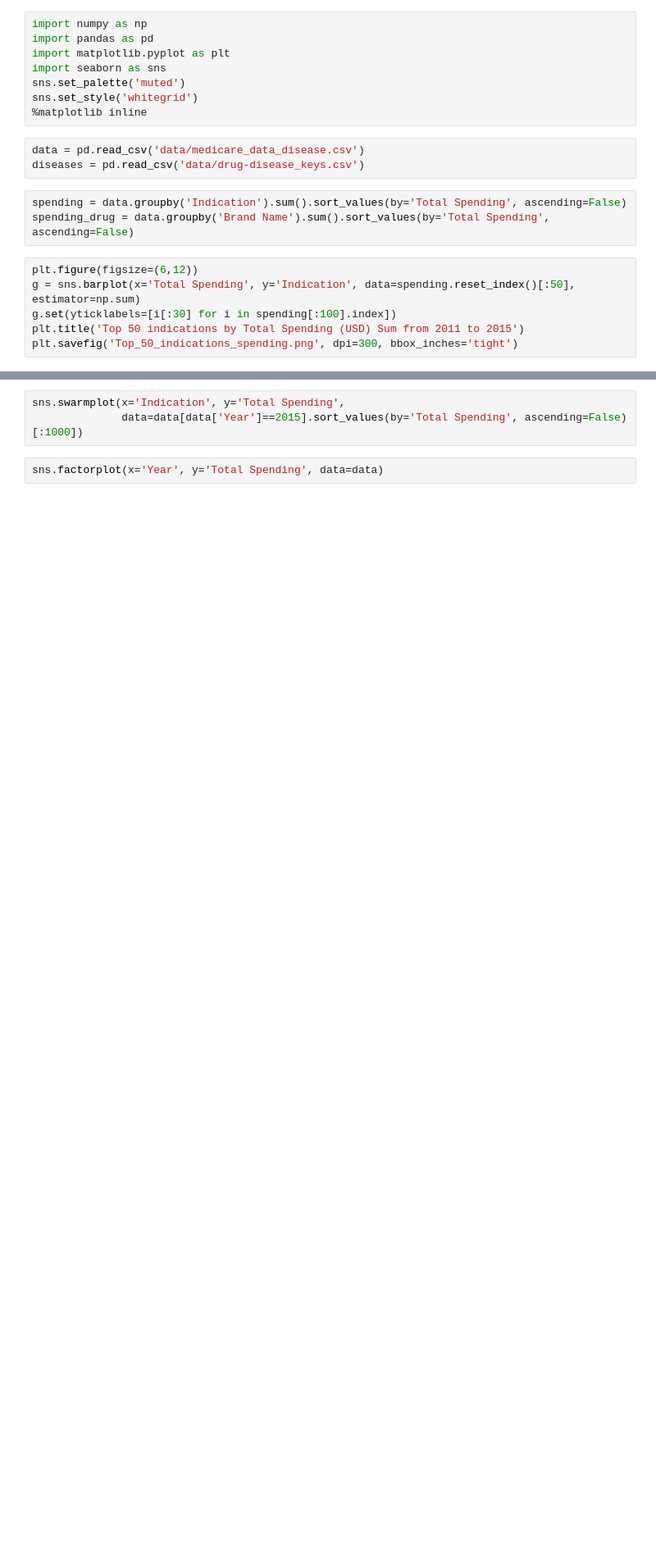
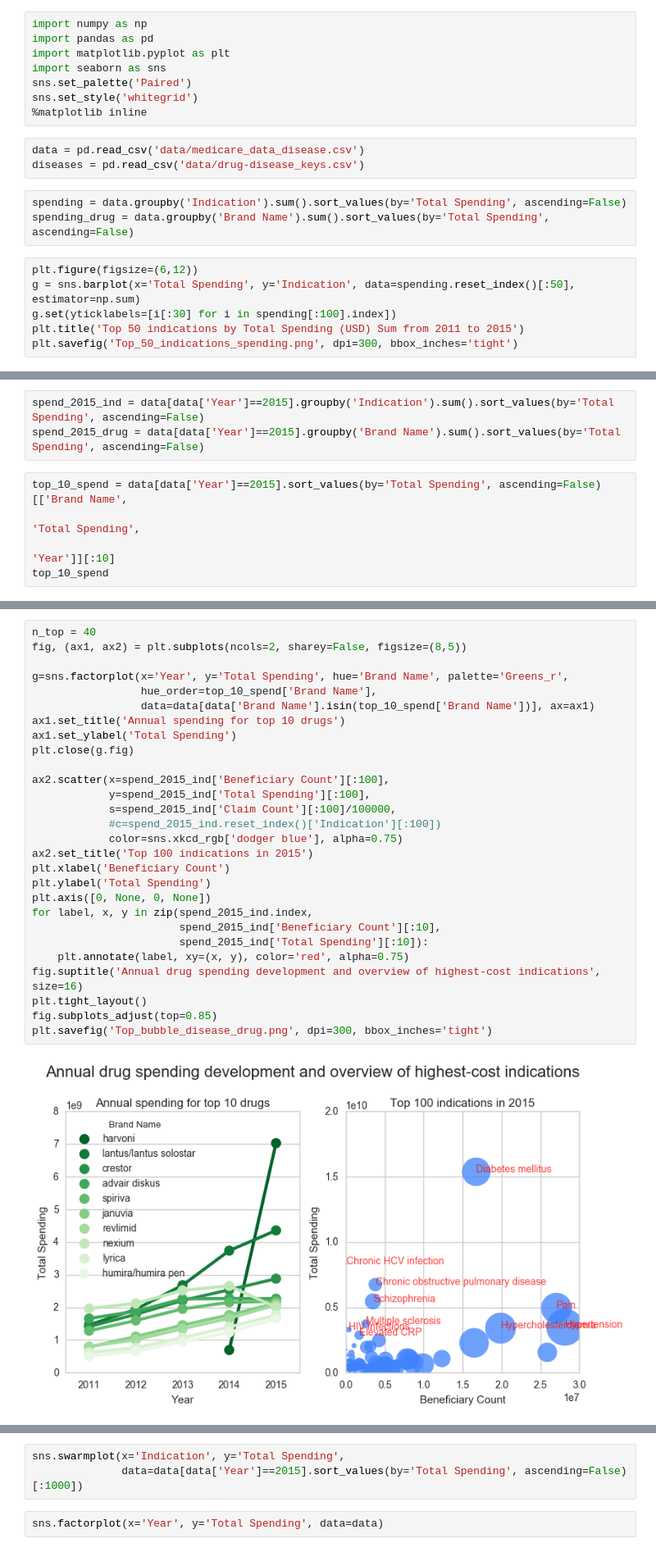
Before and after one commit to dariodata/medicare-drug-cost, a Jupyter notebook: plot_1_total_cost.ipynb, the cells around one changed output, grey strips where cells are left out. Shown at 82% size. Drawn from its saved outputs; the diff is of its cells as text; blank space fills up the shorter version.

Commit message:
figure 1

```diff
--- a/plot_1_total_cost.ipynb
+++ b/plot_1_total_cost.ipynb
@@ -3,7 +3,7 @@ import numpy as np
 import pandas as pd
 import matplotlib.pyplot as plt
 import seaborn as sns
-sns.set_palette('muted')
+sns.set_palette('Paired')
 sns.set_style('whitegrid')
 %matplotlib inline
 # %%
@@ -56,0 +37,8 @@ plt.savefig('Top_100_indications_bubbles.png', dpi=300, bbox_inches='tight')
+# %%
+spend_2015_ind = data[data['Year']==2015].groupby('Indication').sum().sort_values(by='Total Spending', ascending=False)
+spend_2015_drug = data[data['Year']==2015].groupby('Brand Name').sum().sort_values(by='Total Spending', ascending=False)
+# %%
+top_10_spend = data[data['Year']==2015].sort_values(by='Total Spending', ascending=False)[['Brand Name',
+                                                                                           'Total Spending',
+                                                                                           'Year']][:10]
+top_10_spend
@@ -56,0 +57,30 @@ plt.savefig('Top_100_indications_bubbles.png', dpi=300, bbox_inches='tight')
+# %%
+n_top = 40
+fig, (ax1, ax2) = plt.subplots(ncols=2, sharey=False, figsize=(8,5))
+
+g=sns.factorplot(x='Year', y='Total Spending', hue='Brand Name', palette='Greens_r',
+                 hue_order=top_10_spend['Brand Name'],
+                 data=data[data['Brand Name'].isin(top_10_spend['Brand Name'])], ax=ax1)
+ax1.set_title('Annual spending for top 10 drugs')
+ax1.set_ylabel('Total Spending')
+plt.close(g.fig)
+
+ax2.scatter(x=spend_2015_ind['Beneficiary Count'][:100],
+            y=spend_2015_ind['Total Spending'][:100],
+            s=spend_2015_ind['Claim Count'][:100]/100000,
+            #c=spend_2015_ind.reset_index()['Indication'][:100])
+            color=sns.xkcd_rgb['dodger blue'], alpha=0.75)
+ax2.set_title('Top 100 indications in 2015')
+plt.xlabel('Beneficiary Count')
+plt.ylabel('Total Spending')
+plt.axis([0, None, 0, None])
+for label, x, y in zip(spend_2015_ind.index,
+                       spend_2015_ind['Beneficiary Count'][:10],
+                       spend_2015_ind['Total Spending'][:10]):
+    plt.annotate(label, xy=(x, y), color='red', alpha=0.75)
+fig.suptitle('Annual drug spending development and overview of highest-cost indications', size=16)
+plt.tight_layout()
+fig.subplots_adjust(top=0.85)
+plt.savefig('Top_bubble_disease_drug.png', dpi=300, bbox_inches='tight')
+# %% [output]
+[figure, added]
```
Also changed, not shown: parts of 10 cells of this notebook.
